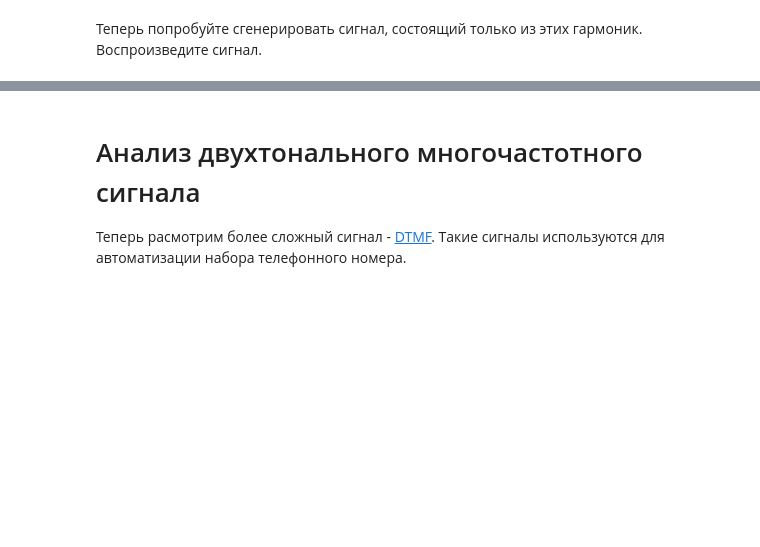
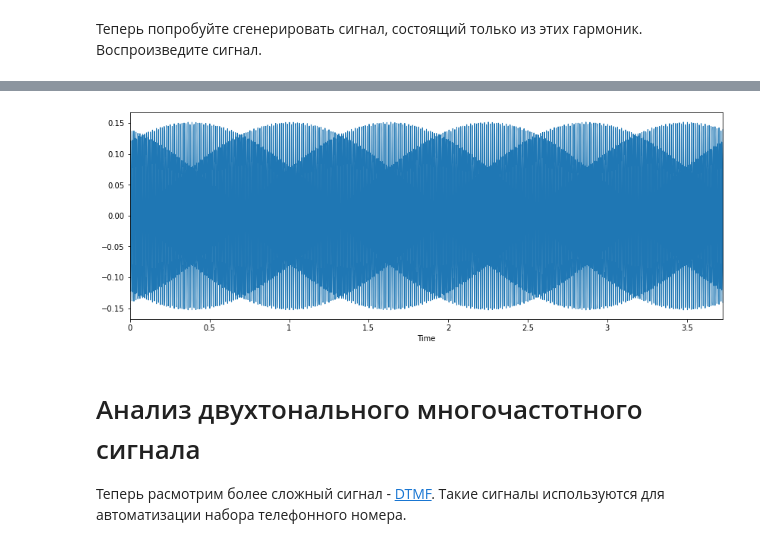
Before and after one commit to IlyasLatypov/MADE_DS, a Jupyter notebook: Speech/HW1/lab2_LatypovID.ipynb, the cells around one changed output, grey strips where cells are left out. Saved outputs shown, nothing was run; the diff lists cells and outputs as text; code cells hidden in the pictures; blank space fills up the shorter version.

```diff
--- a/Speech/HW1/lab2_LatypovID.ipynb
+++ b/Speech/HW1/lab2_LatypovID.ipynb
@@ -355,10 +366,12 @@ draw_spec(train_whistle_spec[:3000], draw_p=False, figsize=(15,5))
 
 Ответ округлите до двух знаков после запятой.
 # %%
-# YOUR CODE HERE
-freq1 = (train_whistle_spec[1500:2000].argmax() + 1500)
-freq2 = (train_whistle_spec[2000:2500].argmax() + 2000)
-freq3 = (train_whistle_spec[2500:3000].argmax() + 2500)
-task_answer = [freq1, freq2, freq3]
-task_answer
+ampl = get_amplitude_from_spec(train_whistle_spec)
+freq1 = (ampl[1500:2000].argsort()[-1] + 1500)
+freq2 = (ampl[2000:2500].argsort()[-1] + 2000)
+freq3 = (ampl[2500:3000].argsort()[-1] + 2500)
+
+freq_list = [freq1, freq2, freq3]
+task_answer = np.array(freq_list) * tw_sr / len(train_whistle)
+print(freq_list, task_answer)
 # %% [output]
@@ -382,0 +392,16 @@ AssertionError: Wrong freqs
+# %%
+#YOUR CODE HERE
+total_freq_list = freq_list.copy()
+total_freq_list.extend(map(lambda x: len(train_whistle) - x, freq_list[::-1]))
+
+train_whistle_spec_filtr = np.zeros(train_whistle_spec.shape, complex)
+for ind in total_freq_list:
+    train_whistle_spec_filtr[ind] = train_whistle_spec[ind]
+
+filtr_signal = scipy.fft.ifft(train_whistle_spec_filtr)
+ampl = get_amplitude_from_spec(filtr_signal)
+draw_waveform(ampl, sr=tw_sr)
+
+player = ipd.Audio(ampl, rate=tw_sr)
+ipd.display(player)
+# %% [output]
@@ -383,3 +409,4 @@ AssertionError: Wrong freqs
+[figure, added]
 # %% [markdown]
 # Анализ двухтонального многочастотного сигнала
 Теперь расмотрим более сложный сигнал - [DTMF](https://en.wikipedia.org/wiki/Dual-tone_multi-frequency_signaling). Такие сигналы используются для автоматизации набора телефонного номера.
```
Also changed, not shown: parts of 26 cells of this notebook, 1 other file.
